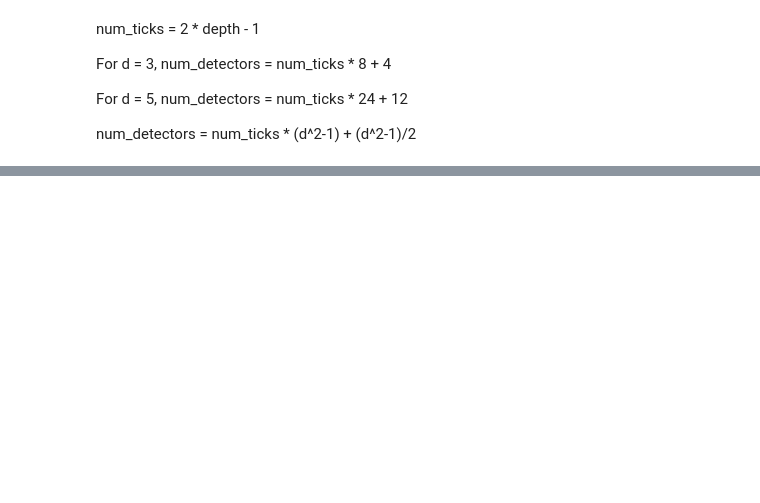
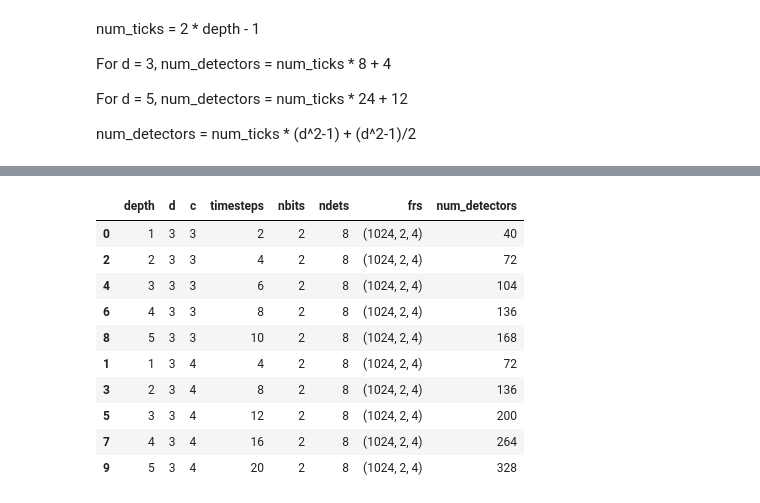
Before and after one commit to congfeng4/MCCD, a Jupyter notebook: detectors.ipynb, the cells around one changed output, grey strips where cells are left out. Saved outputs shown, nothing was run; the diff lists cells and outputs as text; code cells hidden in the pictures; blank space fills up the shorter version.

```diff
--- a/detectors.ipynb
+++ b/detectors.ipynb
@@ -501,0 +587,14 @@ num_detectors = num_ticks * (d^2-1) + (d^2-1)/2
+# %%
+df_record
+# %% [output]
+|  | depth | d | c | timesteps | nbits | ndets | frs | num_detectors |
+| 0 | 1 | 3 | 3 | 2 | 2 | 8 | (1024, 2, 4) | 40 |
+| 2 | 2 | 3 | 3 | 4 | 2 | 8 | (1024, 2, 4) | 72 |
+| 4 | 3 | 3 | 3 | 6 | 2 | 8 | (1024, 2, 4) | 104 |
+| 6 | 4 | 3 | 3 | 8 | 2 | 8 | (1024, 2, 4) | 136 |
+| 8 | 5 | 3 | 3 | 10 | 2 | 8 | (1024, 2, 4) | 168 |
+| 1 | 1 | 3 | 4 | 4 | 2 | 8 | (1024, 2, 4) | 72 |
+| 3 | 2 | 3 | 4 | 8 | 2 | 8 | (1024, 2, 4) | 136 |
+| 5 | 3 | 3 | 4 | 12 | 2 | 8 | (1024, 2, 4) | 200 |
+| 7 | 4 | 3 | 4 | 16 | 2 | 8 | (1024, 2, 4) | 264 |
+| 9 | 5 | 3 | 4 | 20 | 2 | 8 | (1024, 2, 4) | 328 |
```
Also changed, not shown: parts of 26 cells of this notebook, 3 other files.
